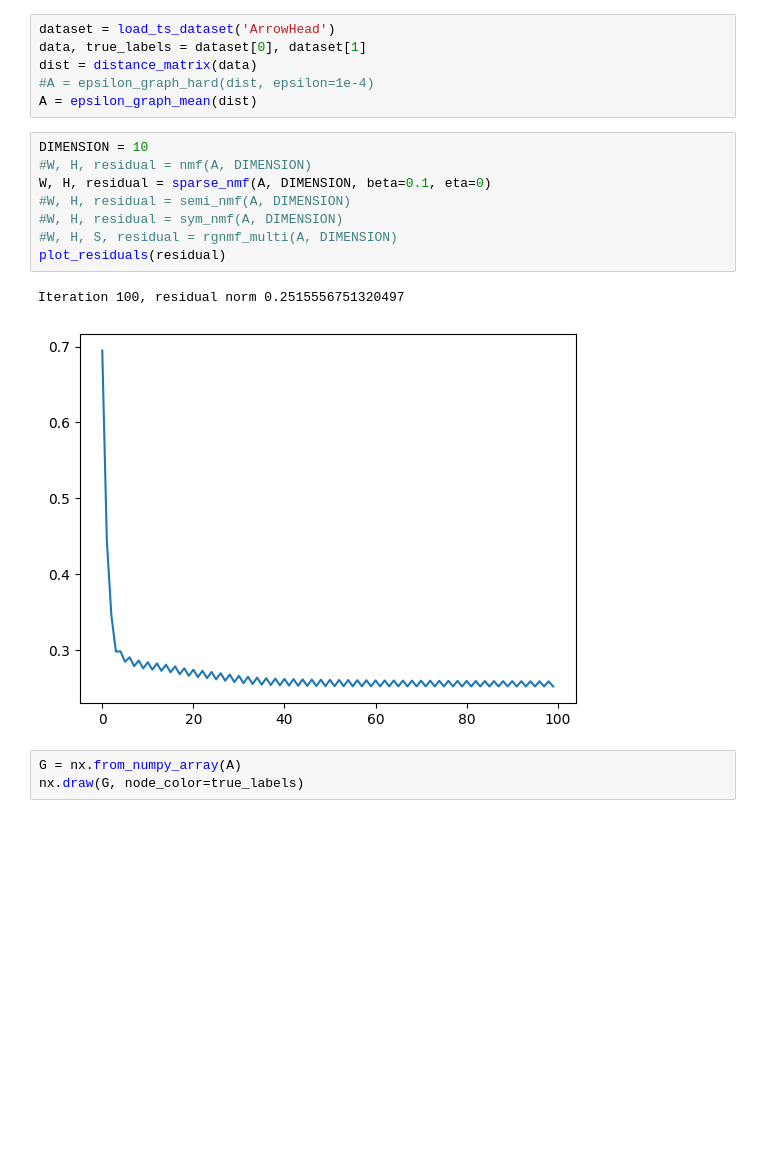
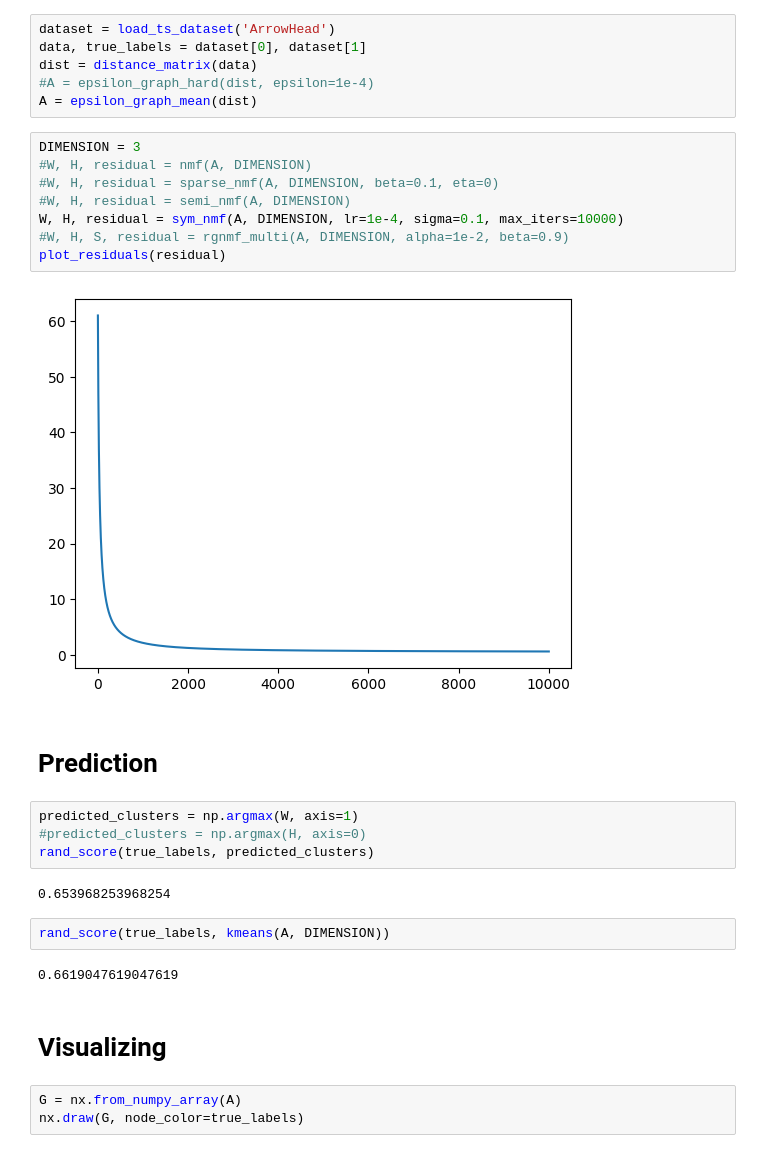
Before and after one commit to JaybeeH32/TimeSeriesClusteringNMF, a Jupyter notebook: experiments.ipynb, the cells around one changed output. Saved outputs shown, nothing was run; the diff lists cells and outputs as text; blank space fills up the shorter version.

```diff
--- a/experiments.ipynb
+++ b/experiments.ipynb
@@ -25,16 +25,29 @@ dist = distance_matrix(data)
 #A = epsilon_graph_hard(dist, epsilon=1e-4)
 A = epsilon_graph_mean(dist)
 # %%
-DIMENSION = 10
+DIMENSION = 3
 #W, H, residual = nmf(A, DIMENSION)
-W, H, residual = sparse_nmf(A, DIMENSION, beta=0.1, eta=0)
+#W, H, residual = sparse_nmf(A, DIMENSION, beta=0.1, eta=0)
 #W, H, residual = semi_nmf(A, DIMENSION)
-#W, H, residual = sym_nmf(A, DIMENSION)
-#W, H, S, residual = rgnmf_multi(A, DIMENSION)
+W, H, residual = sym_nmf(A, DIMENSION, lr=1e-4, sigma=0.1, max_iters=10000)
+#W, H, S, residual = rgnmf_multi(A, DIMENSION, alpha=1e-2, beta=0.9)
 plot_residuals(residual)
 # %% [output]
-Iteration 100, residual norm 0.2515556751320497
-[figure, old version]
+[figure, new version]
+# %% [markdown]
+# Prediction
+# %%
+predicted_clusters = np.argmax(W, axis=1)
+#predicted_clusters = np.argmax(H, axis=0)
+rand_score(true_labels, predicted_clusters)
+# %% [output]
+0.653968253968254
+# %%
+rand_score(true_labels, kmeans(A, DIMENSION))
+# %% [output]
+0.6619047619047619
+# %% [markdown]
+# Visualizing
 # %%
 G = nx.from_numpy_array(A)
 nx.draw(G, node_color=true_labels)
```
Also changed, not shown: parts of 4 cells of this notebook, 1 other file.
